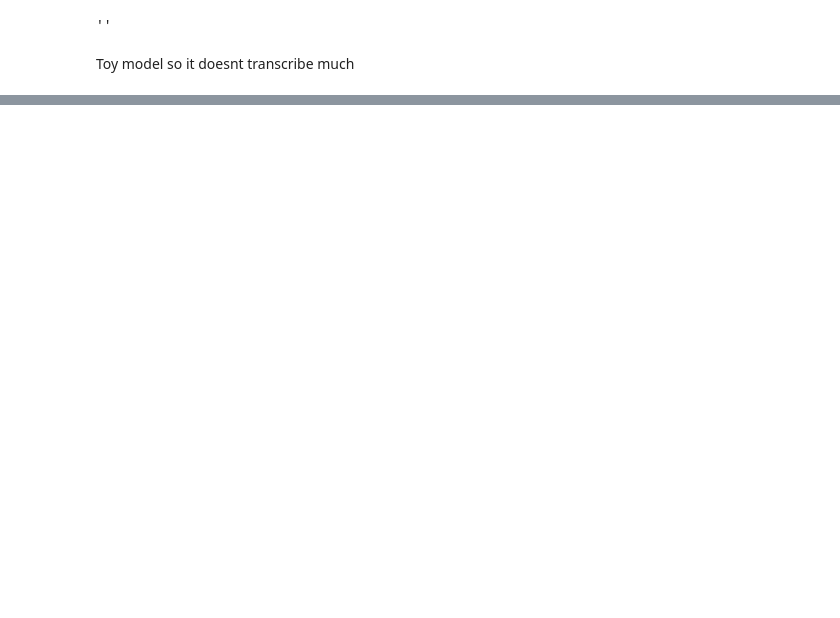
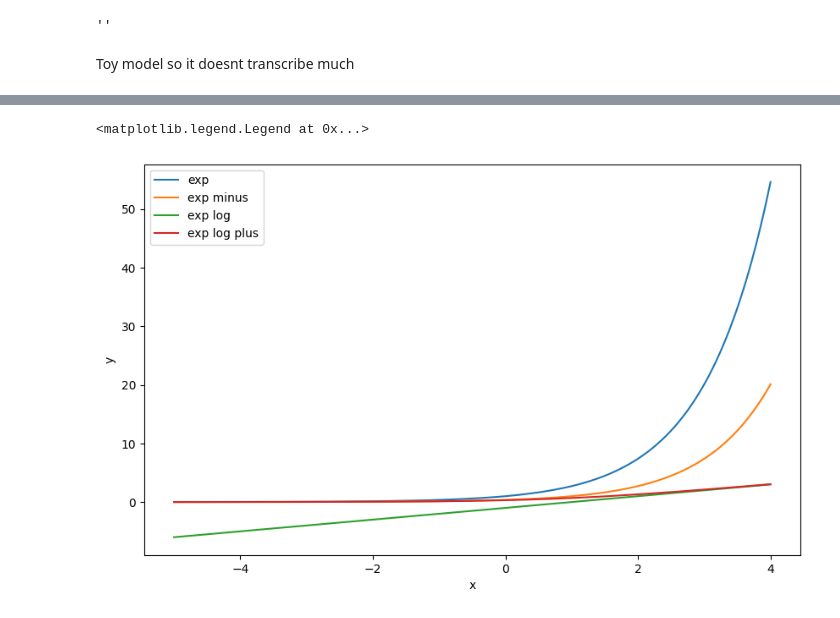
Before and after one commit to RRisto/learning, a Jupyter notebook: asr/zipformer_v2.ipynb, the cells around one changed output, grey strips where cells are left out. Saved outputs shown, nothing was run; the diff lists cells and outputs as text; code cells hidden in the pictures; blank space fills up the shorter version.

```diff
--- a/asr/zipformer_v2.ipynb
+++ b/asr/zipformer_v2.ipynb
@@ -5261,0 +5657,33 @@ Toy model so it doesnt transcribe much
+# %%
+x = np.linspace(-5, 4, 1000)
+x_torch = torch.tensor(x, dtype=torch.float32)
+
+exp_=torch.exp(x_torch)
+exp_minus=torch.exp(x_torch-1)
+exp_log=torch.log(torch.exp(x_torch-1))
+exp_log_plus=torch.log(1+torch.exp(x_torch-1))
+
+plt.figure(figsize=(10, 6))
+plt.plot(x, exp_.numpy(), label='exp')
+plt.plot(x, exp_minus.numpy(), label='exp minus')
+plt.plot(x, exp_log.numpy(), label='exp log')
+plt.plot(x, exp_log_plus.numpy(), label='exp log plus')
+
+softplus = torch.log(1 + torch.exp(x_torch))
+swooshr_vals = torch.log(1+torch.exp(x_torch-1))-0.08*x_torch-0.313261687
+swooshl_vals = torch.log(1+torch.exp(x_torch-4))-0.08*x_torch-0.035
+dev_vals = torch.log(1+torch.exp(x_torch-4))-0.08*x-0.035
+dev_vals_base = torch.log(1+torch.exp(x_torch))
+
+#plt.figure(figsize=(10, 6))
+#plt.plot(x, softplus.numpy(), label='Softplus')
+#plt.plot(x, swooshr_vals.numpy(), label='Swooshr')
+#plt.plot(x, swooshl_vals.numpy(), label='Swooshl')
+#plt.plot(x, dev_vals.numpy(), label='dev')
+#plt.plot(x, dev_vals_base.numpy(), label='dev base')
+plt.xlabel('x')
+plt.ylabel('y')
+plt.legend()
+# %% [output]
+<matplotlib.legend.Legend at 0x...>
+[figure, added]
```
Also changed, not shown: parts of 54 cells of this notebook.
